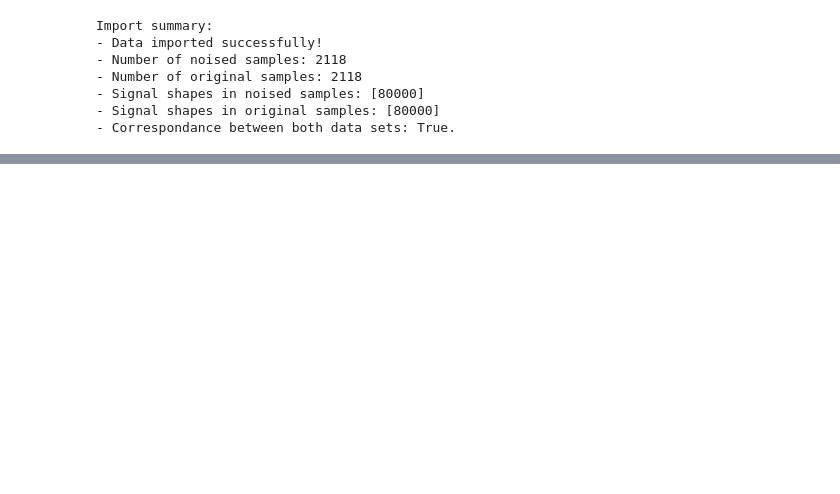
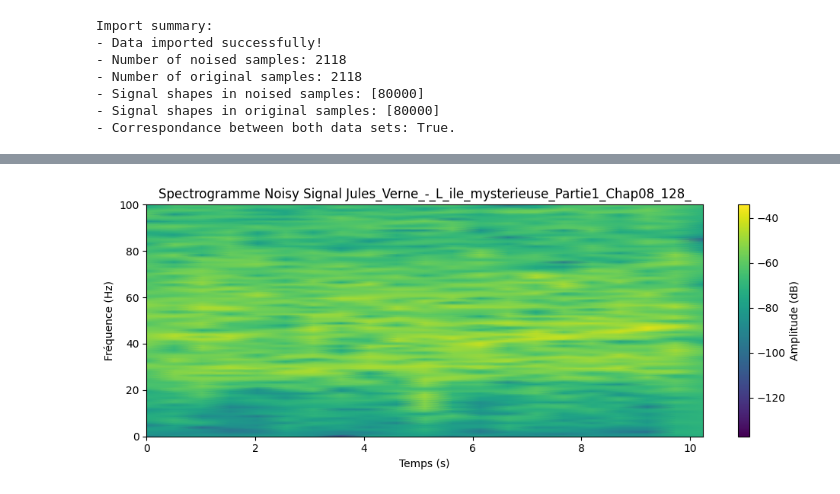
Before and after one commit to jules-chapon/dlsp-denoising, a Jupyter notebook: analysis/notebooks/visualization.ipynb, the cells around one changed output, grey strips where cells are left out. Saved outputs shown, nothing was run; the diff lists cells and outputs as text; code cells hidden in the pictures; blank space fills up the shorter version.

```diff
--- a/analysis/notebooks/visualization.ipynb
+++ b/analysis/notebooks/visualization.ipynb
@@ -53,0 +66,4 @@ data_loader.display_signal(sequence, noised=True)
+# %%
+visualizer.display_spectrogram(sequence, noised=True, nperseg=2**13)
+# %% [output]
+[figure, added]
```
Also changed, not shown: parts of 13 cells of this notebook, 2 other files.
